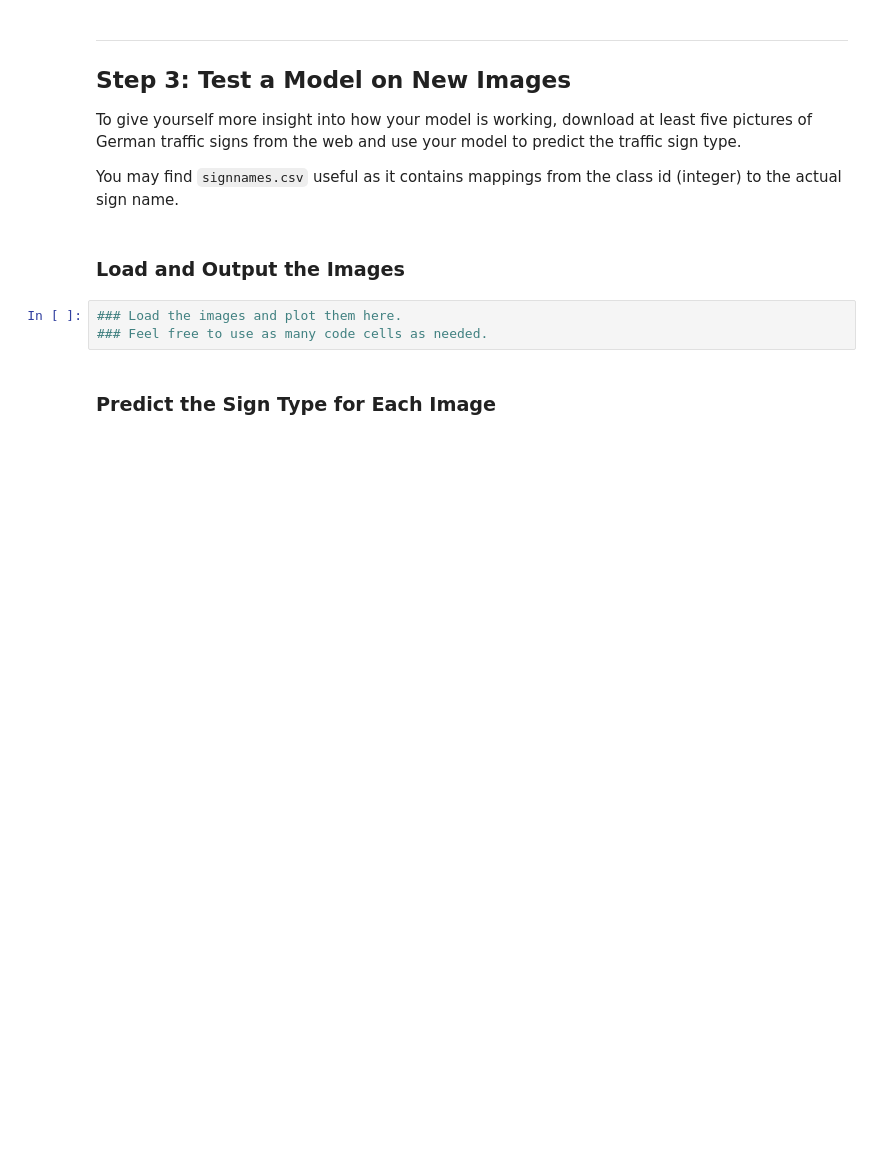
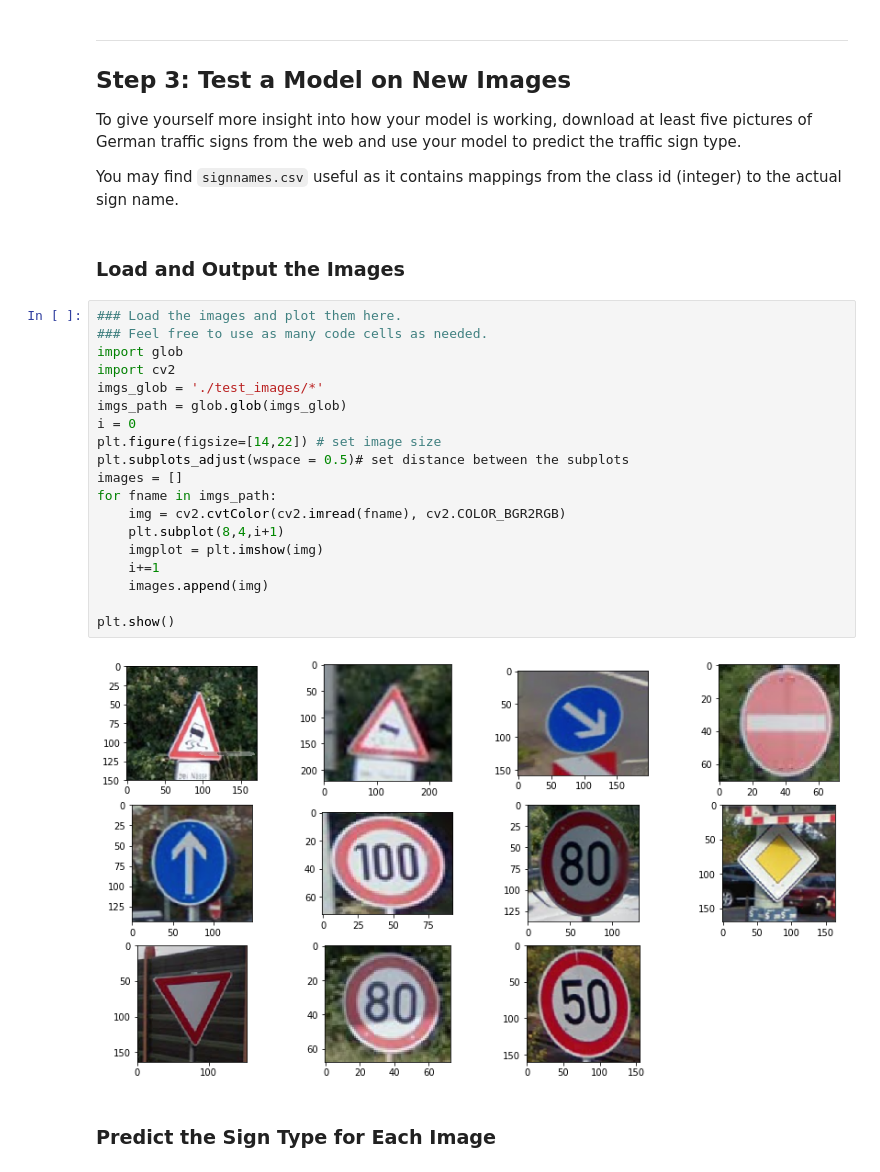
Before and after one commit to gonzaloruizdevilla/CarND-Traffic-Sign-Classifier-Project, a Jupyter notebook: Traffic_Sign_Classifier.ipynb, the cells around one changed output. Cells and saved outputs as stored; diff of their text form; blank space fills up the shorter version.

```diff
--- a/Traffic_Sign_Classifier.ipynb
+++ b/Traffic_Sign_Classifier.ipynb
@@ -333,9 +504,27 @@ To give yourself more insight into how your model is working, download at least
 You may find `signnames.csv` useful as it contains mappings from the class id (integer) to the actual sign name.
 # %% [markdown]
 ### Load and Output the Images
-# %%
-### Load the images and plot them here.
-### Feel free to use as many code cells as needed.
+# %%
+### Load the images and plot them here.
+### Feel free to use as many code cells as needed.
+import glob
+import cv2
+imgs_glob = './test_images/*'
+imgs_path = glob.glob(imgs_glob)
+i = 0
+plt.figure(figsize=[14,22]) # set image size
+plt.subplots_adjust(wspace = 0.5)# set distance between the subplots
+images = []
+for fname in imgs_path:
+    img = cv2.cvtColor(cv2.imread(fname), cv2.COLOR_BGR2RGB)
+    plt.subplot(8,4,i+1)
+    imgplot = plt.imshow(img)
+    i+=1
+    images.append(img)
+
+plt.show()
+# %% [output]
+[figure, added]
 # %% [markdown]
 ### Predict the Sign Type for Each Image
 # %%
```
Also changed, not shown: parts of 31 cells of this notebook, 14 other files.
